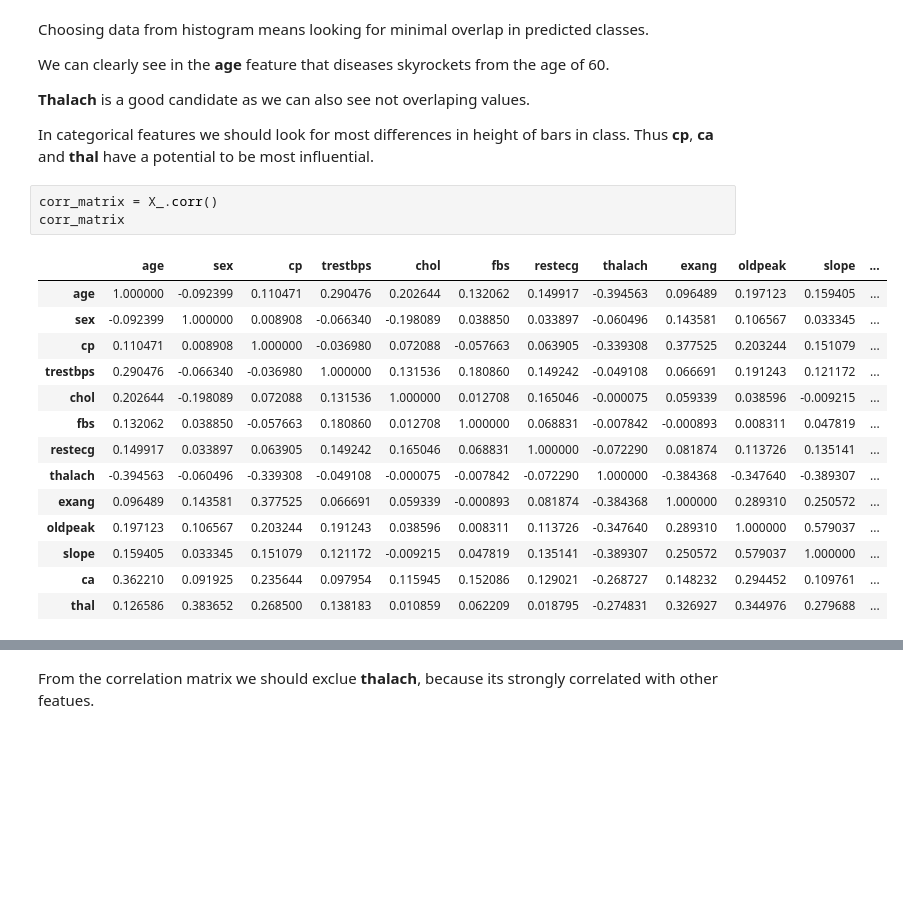
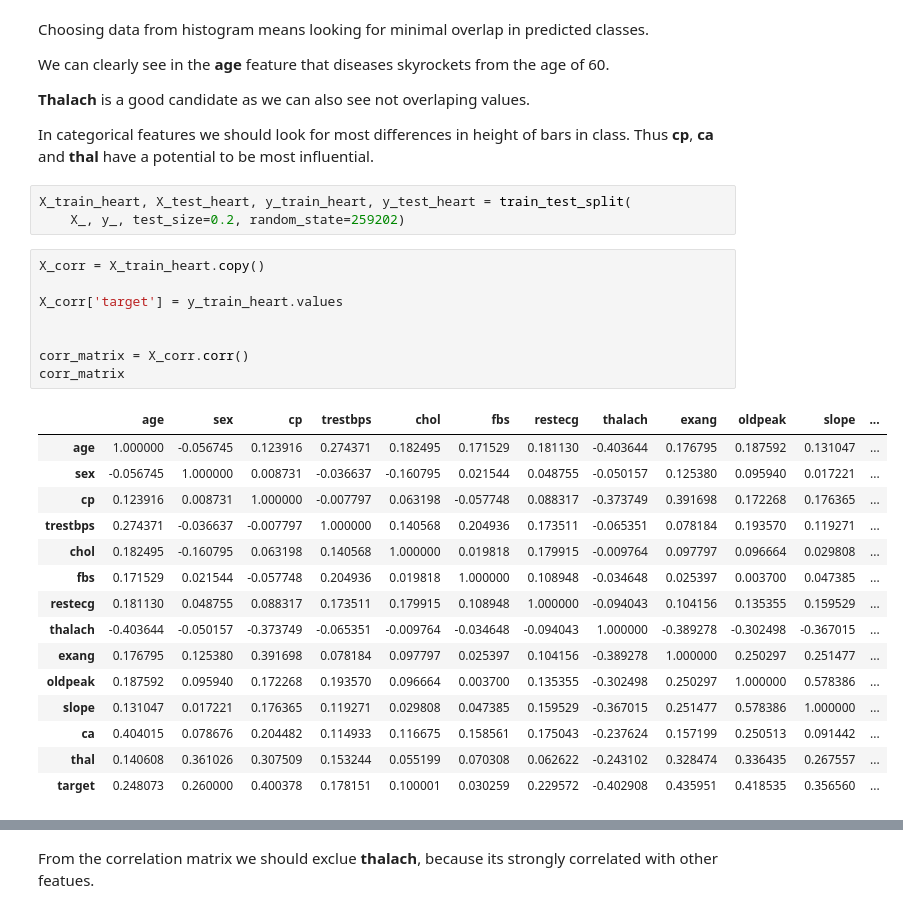
Before and after one commit to adamzsl/machine-learning, a Jupyter notebook: linear_classifier/linear_classifier.ipynb, the cells around one changed output, grey strips where cells are left out. Drawn from its saved outputs; the diff is of its cells as text; blank space fills up the shorter version.

```diff
--- a/linear_classifier/linear_classifier.ipynb
+++ b/linear_classifier/linear_classifier.ipynb
@@ -527,24 +744,33 @@ We can clearly see in the **age** feature that diseases skyrockets from the age
 **Thalach** is a good candidate as we can also see not overlaping values.
 
 In categorical features we should look for most differences in height of bars in class. Thus **cp**, **ca** and **thal** have a potential to be most influential.
+# %%
+X_train_heart, X_test_heart, y_train_heart, y_test_heart = train_test_split(
+    X_, y_, test_size=0.2, random_state=259202)
 # %%
-corr_matrix = X_.corr()
+X_corr = X_train_heart.copy()
+
+X_corr['target'] = y_train_heart.values
+
+
+corr_matrix = X_corr.corr()
 corr_matrix
 # %% [output]
 |  | age | sex | cp | trestbps | chol | fbs | restecg | thalach | exang | oldpeak | slope | ... |
-| age | 1.000000 | -0.092399 | 0.110471 | 0.290476 | 0.202644 | 0.132062 | 0.149917 | -0.394563 | 0.096489 | 0.197123 | 0.159405 | ... |
-| sex | -0.092399 | 1.000000 | 0.008908 | -0.066340 | -0.198089 | 0.038850 | 0.033897 | -0.060496 | 0.143581 | 0.106567 | 0.033345 | ... |
-| cp | 0.110471 | 0.008908 | 1.000000 | -0.036980 | 0.072088 | -0.057663 | 0.063905 | -0.339308 | 0.377525 | 0.203244 | 0.151079 | ... |
-| trestbps | 0.290476 | -0.066340 | -0.036980 | 1.000000 | 0.131536 | 0.180860 | 0.149242 | -0.049108 | 0.066691 | 0.191243 | 0.121172 | ... |
-| chol | 0.202644 | -0.198089 | 0.072088 | 0.131536 | 1.000000 | 0.012708 | 0.165046 | -0.000075 | 0.059339 | 0.038596 | -0.009215 | ... |
-| fbs | 0.132062 | 0.038850 | -0.057663 | 0.180860 | 0.012708 | 1.000000 | 0.068831 | -0.007842 | -0.000893 | 0.008311 | 0.047819 | ... |
-| restecg | 0.149917 | 0.033897 | 0.063905 | 0.149242 | 0.165046 | 0.068831 | 1.000000 | -0.072290 | 0.081874 | 0.113726 | 0.135141 | ... |
-| thalach | -0.394563 | -0.060496 | -0.339308 | -0.049108 | -0.000075 | -0.007842 | -0.072290 | 1.000000 | -0.384368 | -0.347640 | -0.389307 | ... |
-| exang | 0.096489 | 0.143581 | 0.377525 | 0.066691 | 0.059339 | -0.000893 | 0.081874 | -0.384368 | 1.000000 | 0.289310 | 0.250572 | ... |
-| oldpeak | 0.197123 | 0.106567 | 0.203244 | 0.191243 | 0.038596 | 0.008311 | 0.113726 | -0.347640 | 0.289310 | 1.000000 | 0.579037 | ... |
-| slope | 0.159405 | 0.033345 | 0.151079 | 0.121172 | -0.009215 | 0.047819 | 0.135141 | -0.389307 | 0.250572 | 0.579037 | 1.000000 | ... |
-| ca | 0.362210 | 0.091925 | 0.235644 | 0.097954 | 0.115945 | 0.152086 | 0.129021 | -0.268727 | 0.148232 | 0.294452 | 0.109761 | ... |
-| thal | 0.126586 | 0.383652 | 0.268500 | 0.138183 | 0.010859 | 0.062209 | 0.018795 | -0.274831 | 0.326927 | 0.344976 | 0.279688 | ... |
+| age | 1.000000 | -0.056745 | 0.123916 | 0.274371 | 0.182495 | 0.171529 | 0.181130 | -0.403644 | 0.176795 | 0.187592 | 0.131047 | ... |
+| sex | -0.056745 | 1.000000 | 0.008731 | -0.036637 | -0.160795 | 0.021544 | 0.048755 | -0.050157 | 0.125380 | 0.095940 | 0.017221 | ... |
+| cp | 0.123916 | 0.008731 | 1.000000 | -0.007797 | 0.063198 | -0.057748 | 0.088317 | -0.373749 | 0.391698 | 0.172268 | 0.176365 | ... |
+| trestbps | 0.274371 | -0.036637 | -0.007797 | 1.000000 | 0.140568 | 0.204936 | 0.173511 | -0.065351 | 0.078184 | 0.193570 | 0.119271 | ... |
+| chol | 0.182495 | -0.160795 | 0.063198 | 0.140568 | 1.000000 | 0.019818 | 0.179915 | -0.009764 | 0.097797 | 0.096664 | 0.029808 | ... |
+| fbs | 0.171529 | 0.021544 | -0.057748 | 0.204936 | 0.019818 | 1.000000 | 0.108948 | -0.034648 | 0.025397 | 0.003700 | 0.047385 | ... |
+| restecg | 0.181130 | 0.048755 | 0.088317 | 0.173511 | 0.179915 | 0.108948 | 1.000000 | -0.094043 | 0.104156 | 0.135355 | 0.159529 | ... |
+| thalach | -0.403644 | -0.050157 | -0.373749 | -0.065351 | -0.009764 | -0.034648 | -0.094043 | 1.000000 | -0.389278 | -0.302498 | -0.367015 | ... |
+| exang | 0.176795 | 0.125380 | 0.391698 | 0.078184 | 0.097797 | 0.025397 | 0.104156 | -0.389278 | 1.000000 | 0.250297 | 0.251477 | ... |
+| oldpeak | 0.187592 | 0.095940 | 0.172268 | 0.193570 | 0.096664 | 0.003700 | 0.135355 | -0.302498 | 0.250297 | 1.000000 | 0.578386 | ... |
+| slope | 0.131047 | 0.017221 | 0.176365 | 0.119271 | 0.029808 | 0.047385 | 0.159529 | -0.367015 | 0.251477 | 0.578386 | 1.000000 | ... |
+| ca | 0.404015 | 0.078676 | 0.204482 | 0.114933 | 0.116675 | 0.158561 | 0.175043 | -0.237624 | 0.157199 | 0.250513 | 0.091442 | ... |
+| thal | 0.140608 | 0.361026 | 0.307509 | 0.153244 | 0.055199 | 0.070308 | 0.062622 | -0.243102 | 0.328474 | 0.336435 | 0.267557 | ... |
+| target | 0.248073 | 0.260000 | 0.400378 | 0.178151 | 0.100001 | 0.030259 | 0.229572 | -0.402908 | 0.435951 | 0.418535 | 0.356560 | ... |
 # %%
 plt.figure(figsize=(12, 10))
 mask = np.triu(np.ones_like(corr_matrix, dtype=bool))
```
Also changed, not shown: parts of 38 cells of this notebook.
